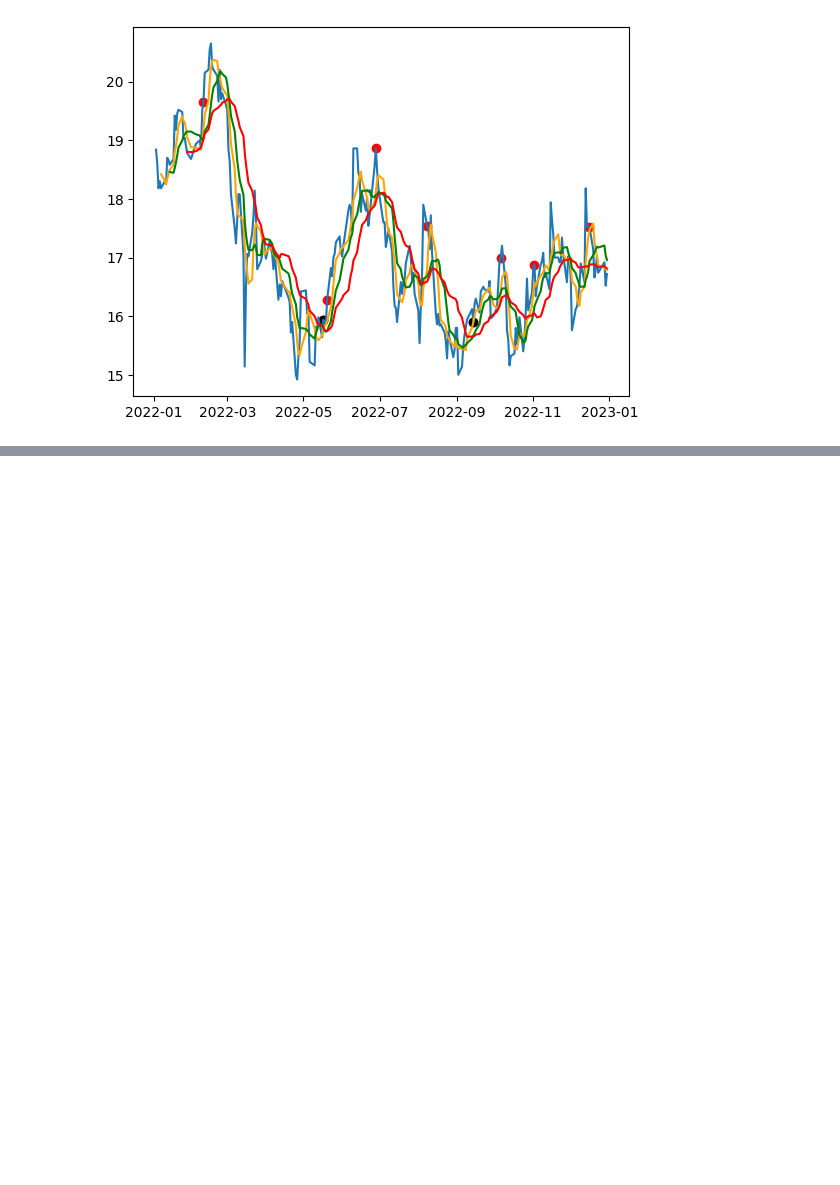
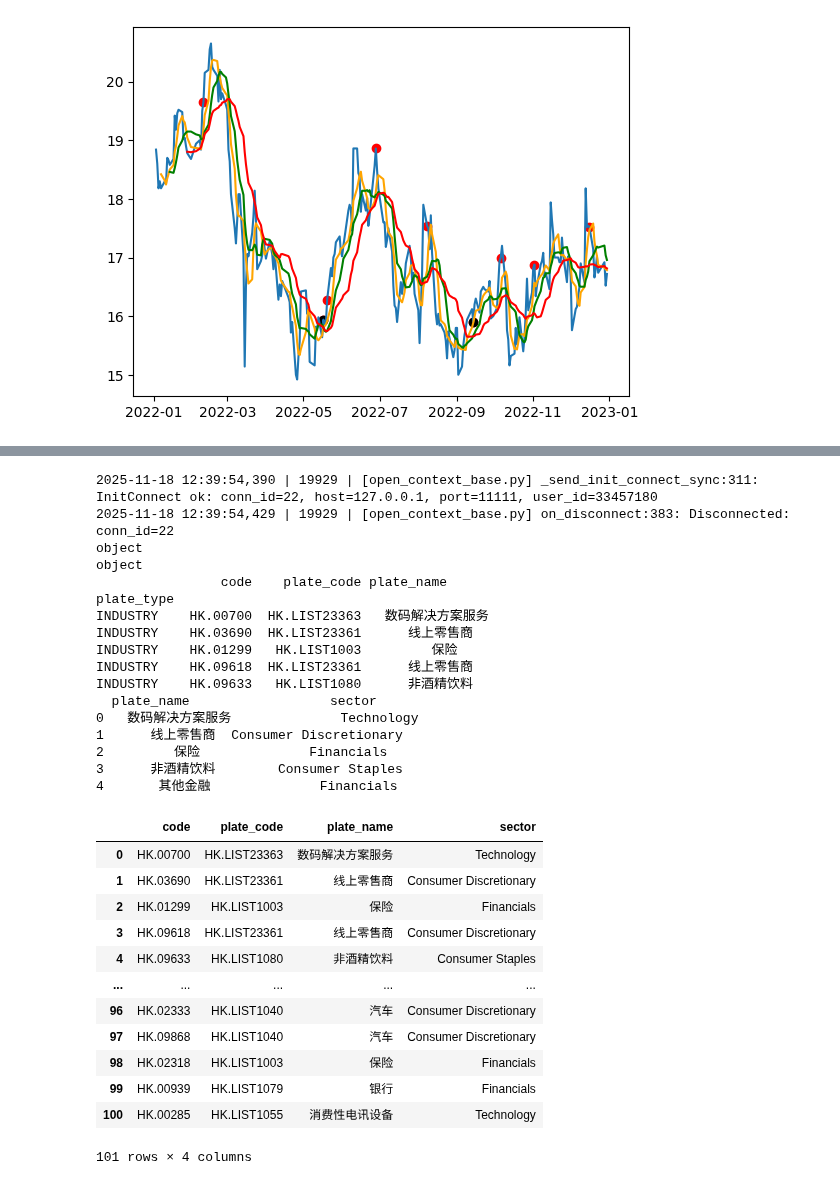
Before and after one commit to menglyu123/trading-signal-streamlit-dashboard, a Jupyter notebook: test.ipynb, the cells around one changed output, grey strips where cells are left out. Drawn from its saved outputs; the diff is of its cells as text; code cells hidden in the pictures; blank space fills up the shorter version.

Commit message:
add get_sector function

```diff
--- a/test.ipynb
+++ b/test.ipynb
@@ -195,0 +261,46 @@ plt.show()
+# %%
+from futu import *
+quote_ctx = OpenQuoteContext(host='127.0.0.1', port=11111)
+with open('./data/code_pool_hk.txt','r') as fp:
+    code_pool = [line.rstrip() for line in fp]
+code_list = ['HK.0'+code for code in code_pool]
+ret, data = quote_ctx.get_owner_plate(code_list)
+if ret != RET_OK:
+    print('error:', data)
+quote_ctx.close() # 结束后记得关闭当条连接，防止连接条数用尽
+
+import pandas as pd
+sector_mapping = pd.read_csv("./data/sector_mapping.csv")
+df = data.set_index('plate_type').loc['INDUSTRY']
+sector_df = df.merge(sector_mapping, on='plate_name', how='inner')
+# %% [output]
+2025-11-18 12:39:54,390 | 19929 | [open_context_base.py] _send_init_connect_sync:311: InitConnect ok: conn_id=22, host=127.0.0.1, port=11111, user_id=33457180
+2025-11-18 12:39:54,429 | 19929 | [open_context_base.py] on_disconnect:383: Disconnected: conn_id=22
+object
+object
+                code    plate_code plate_name
+plate_type
+INDUSTRY    HK.00700  HK.LIST23363   数码解决方案服务
+INDUSTRY    HK.03690  HK.LIST23361      线上零售商
+INDUSTRY    HK.01299   HK.LIST1003         保险
+INDUSTRY    HK.09618  HK.LIST23361      线上零售商
+INDUSTRY    HK.09633   HK.LIST1080      非酒精饮料
+  plate_name                  sector
+0   数码解决方案服务              Technology
+1      线上零售商  Consumer Discretionary
+2         保险              Financials
+3      非酒精饮料        Consumer Staples
+4       其他金融              Financials
+|  | code | plate_code | plate_name | sector |
+| 0 | HK.00700 | HK.LIST23363 | 数码解决方案服务 | Technology |
+| 1 | HK.03690 | HK.LIST23361 | 线上零售商 | Consumer Discretionary |
+| 2 | HK.01299 | HK.LIST1003 | 保险 | Financials |
+| 3 | HK.09618 | HK.LIST23361 | 线上零售商 | Consumer Discretionary |
+| 4 | HK.09633 | HK.LIST1080 | 非酒精饮料 | Consumer Staples |
+| ... | ... | ... | ... | ... |
+| 96 | HK.02333 | HK.LIST1040 | 汽车 | Consumer Discretionary |
+| 97 | HK.09868 | HK.LIST1040 | 汽车 | Consumer Discretionary |
+| 98 | HK.02318 | HK.LIST1003 | 保险 | Financials |
+| 99 | HK.00939 | HK.LIST1079 | 银行 | Financials |
+| 100 | HK.00285 | HK.LIST1055 | 消费性电讯设备 | Technology |
+101 rows × 4 columns
```
Also changed, not shown: parts of 8 cells of this notebook, 3 other files.
